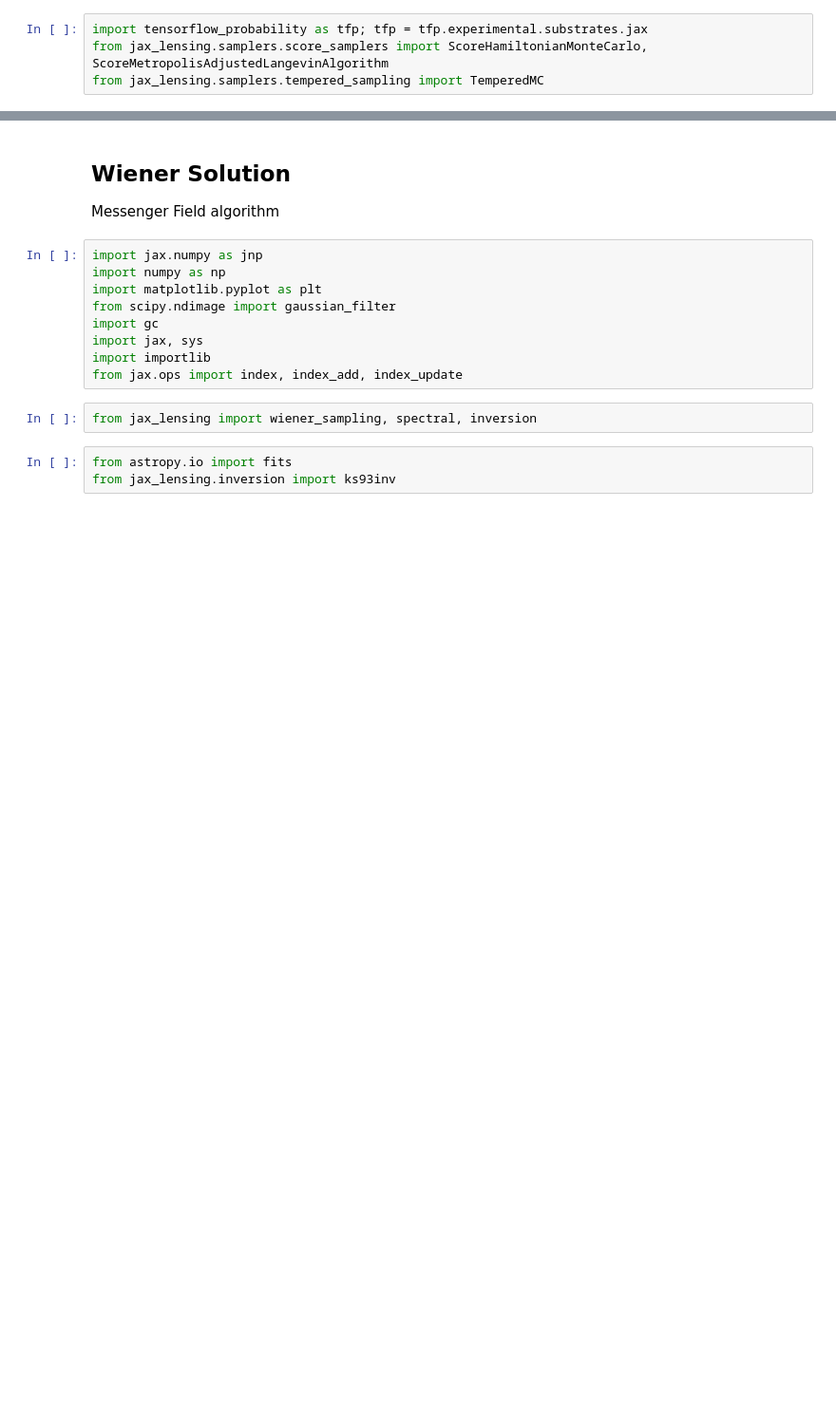
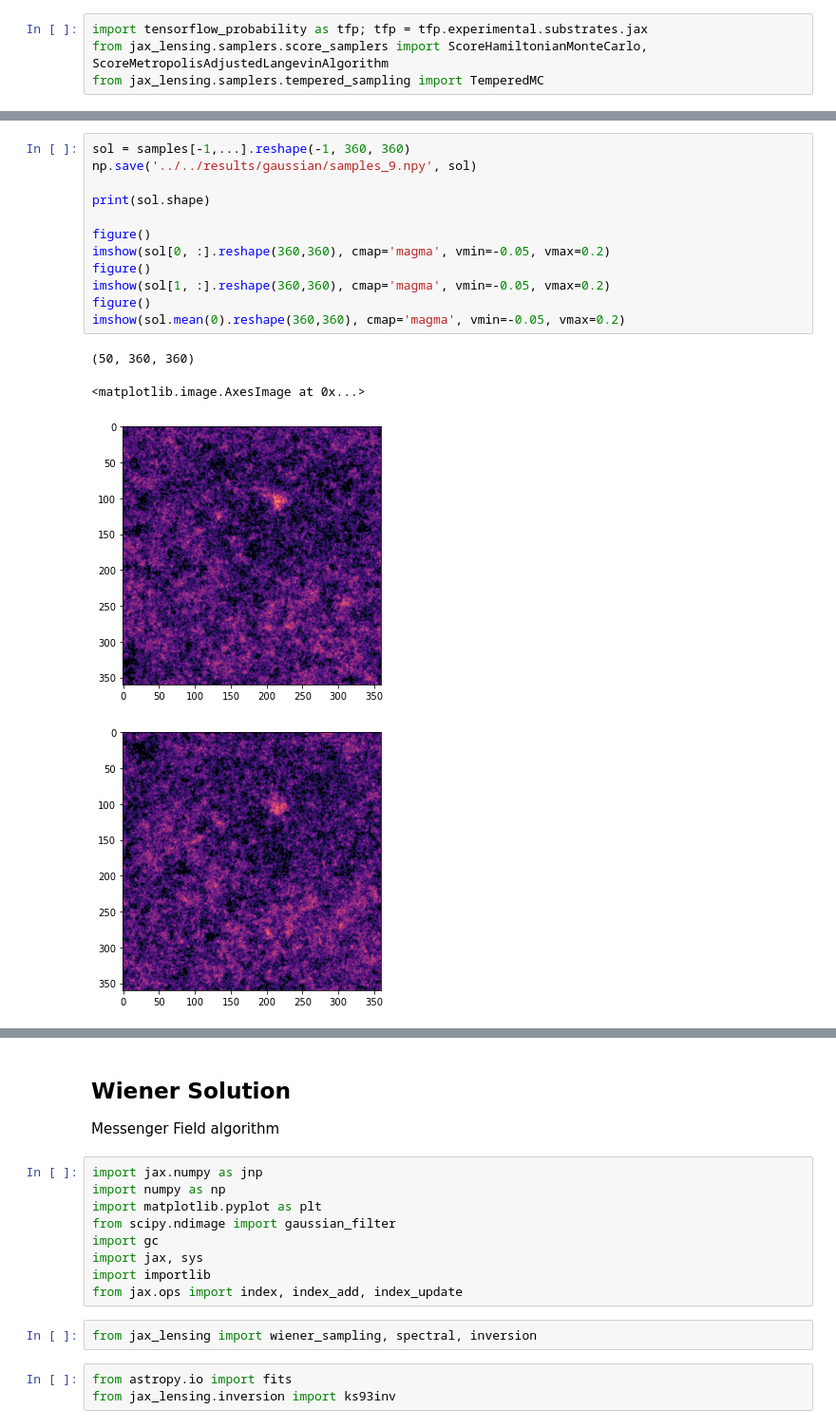
Before and after one commit to CosmoStat/jax-lensing, a Jupyter notebook: papers/Remy2021/WienerGaussianPrior.ipynb, the cells around one changed output, grey strips where cells are left out. Shown at 95% size. Drawn from its saved outputs; the diff is of its cells as text; blank space fills up the shorter version.

Commit message:
update paper Gaussian results

```diff
--- a/papers/Remy2021/WienerGaussianPrior.ipynb
+++ b/papers/Remy2021/WienerGaussianPrior.ipynb
@@ -336,0 +236,17 @@ imshow(denoised[2,...], cmap='magma', vmin=-0.05, vmax=0.2)
+# %%
+sol = samples[-1,...].reshape(-1, 360, 360)
+np.save('../../results/gaussian/samples_9.npy', sol)
+
+print(sol.shape)
+
+figure()
+imshow(sol[0, :].reshape(360,360), cmap='magma', vmin=-0.05, vmax=0.2)
+figure()
+imshow(sol[1, :].reshape(360,360), cmap='magma', vmin=-0.05, vmax=0.2)
+figure()
+imshow(sol.mean(0).reshape(360,360), cmap='magma', vmin=-0.05, vmax=0.2)
+# %% [output]
+(50, 360, 360)
+<matplotlib.image.AxesImage at 0x...>
+[figure, added]
+[figure, added]
```
Also changed, not shown: parts of 44 cells of this notebook.
